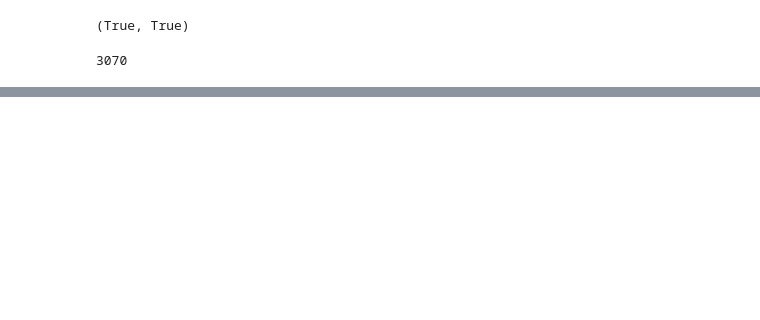
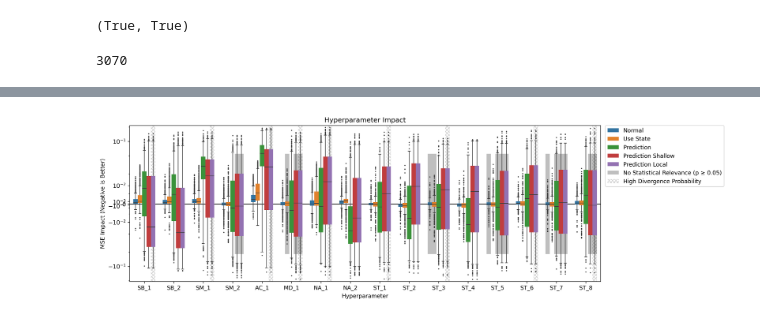
Before and after one commit to H-IAAC/WorldMachine, a Jupyter notebook: dev/toy1d_experiments/configutation_test_stats.ipynb, the cells around one changed output, grey strips where cells are left out. Drawn from its saved outputs; the diff is of its cells as text; code cells hidden in the pictures; blank space fills up the shorter version.

Commit message:
Configuration test plots

```diff
--- a/dev/toy1d_experiments/configutation_test_stats.ipynb
+++ b/dev/toy1d_experiments/configutation_test_stats.ipynb
@@ -125,6 +139,8 @@ def impact_test(df, variable, metric):
     result = wilcoxon(x, y, nan_policy="omit")
 
     diff = (y - x)
-    diff = diff[np.bitwise_not(np.isnan(diff))].mean()
+    diff = diff[np.bitwise_not(np.isnan(diff))]
+    impact = diff.mean()
+    impact_std = diff.std()
 
-    return result.pvalue, diff
+    return result.pvalue, impact, diff, impact_std
@@ -244,0 +180,76 @@ plt.legend()
+# %%
+metric_names_formatted = []
+for m in metric_names:
+    metric_names_formatted.append(format_name(m))
+# %%
+uncond_diverge_prob = 1-(mask.sum()/len(mask))
+uncond_diverge_prob
+
+diverge_prob = {}
+for v in variables:
+    prob = 1- (df[df[v]]["mask"].sum()/len(df[df[v]]))
+
+    diverge_prob[v] = prob
+# %%
+bar_width = 0.15
+
+fig, ax = plt.subplots(dpi=300, figsize=(15, 5))
+
+sns.boxplot(df_test_full, x="variable", y="diff", hue="task", ax=ax, width=5*bar_width, flierprops={"markersize":1},  boxprops={"edgecolor":'none'})
+#sns.violinplot(df_test_full, x="variable", y="diff", hue="task", ax=ax, width=5*bar_width, inner=None)
+#sns.barplot(df_test_full, x="variable", y="diff", hue="task", ax=ax, width=5*bar_width)#, flierprops={"markersize":1})
+
+
+xlim = ax.get_xlim()
+ylim = ax.get_ylim()
+
+plt.hlines(0, xlim[0], xlim[1], color="black", lw=1, zorder=-1)
+
+for i in range(len(failed)):
+    variable = failed.iloc[i]["variable"]
+    task = failed.iloc[i]["task"]
+
+    index = variables.index(variable)
+
+    task_offset = metric_names_formatted.index(task)
+    task_offset -= 2
+    task_offset *= bar_width
+
+    index += task_offset
+
+
+    label=None
+    if i == 0:
+        label = "No Statistical Relevance (p ≥ 0.05)"
+    plt.bar([index, index],  y_lim, alpha=0.5, color="gray", width=bar_width, label=label, zorder=-2)
+
+first = True
+for variable in variables:
+    if diverge_prob[variable] > uncond_diverge_prob:
+        label=None
+        if first:
+            label = "High Divergence Probability"
+            first = False
+
+        index = variables.index(variable)
+
+        task_offset = metric_names_formatted.index(task)
+        task_offset -= 2
+        task_offset *= bar_width
+
+        index += task_offset
+
+        plt.bar([index, index], ylim, alpha=0.2, color="black", width=bar_width, label=label, zorder=-1, hatch="xxxx", edgecolor="black", linewidth=0, fill=False)
+
+
+ax.set_xlim(xlim)
+ax.set_ylim(ylim)
+
+#ax.set_ylim(-0.06, 0.06)
+
+plt.yscale("asinh", linear_width=0.01)
+plt.title("Hyperparameter Impact")
+plt.ylabel("MSE Impact (Negative is Better)")
+plt.xlabel("Hyperparameter")
+plt.legend(bbox_to_anchor=(1.01, 1), borderaxespad=0)
+# %% [output]
@@ -244,0 +257 @@ plt.legend()
+[figure, added]
```
Also changed, not shown: parts of 24 cells of this notebook.
